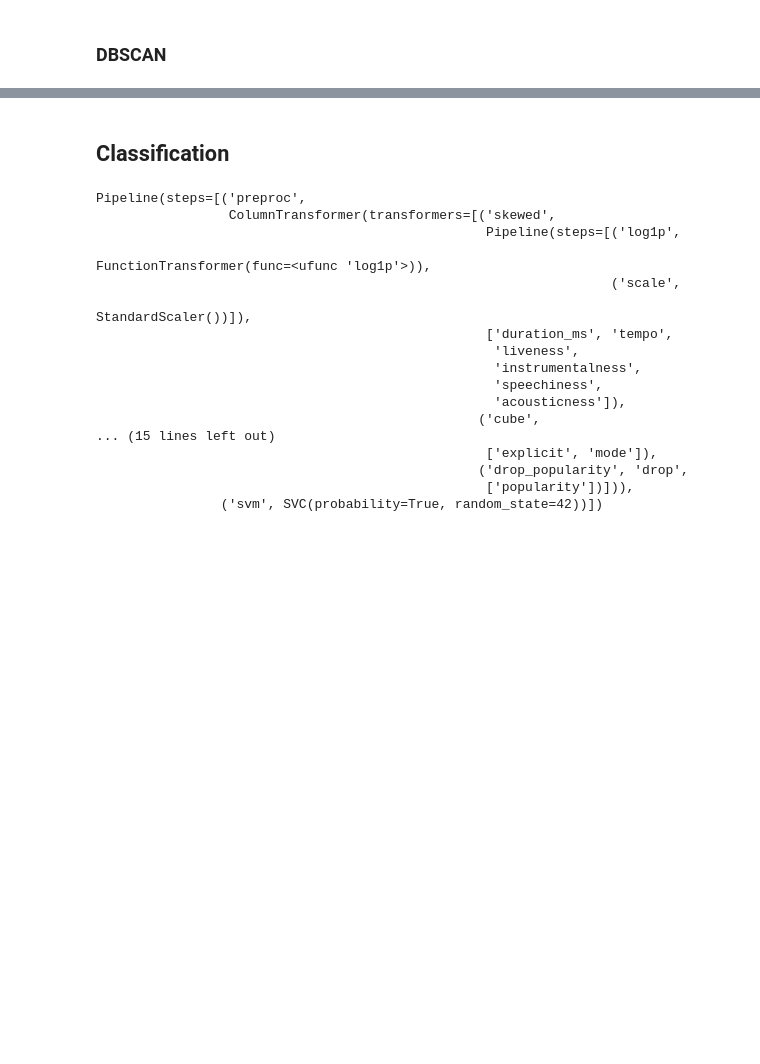
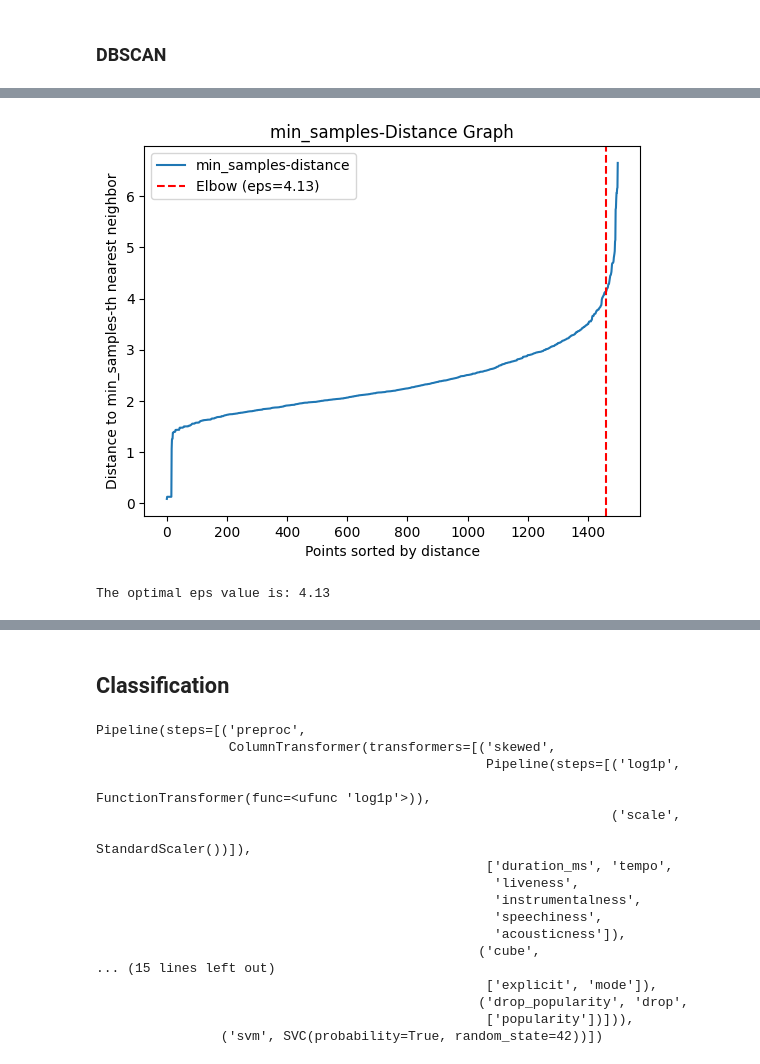
Before and after one commit to Whomstt/CS4168-Project, a Jupyter notebook: CS4168_Project.ipynb, the cells around one changed output, grey strips where cells are left out. Cells and saved outputs as stored; diff of their text form; code cells hidden in the pictures; blank space fills up the shorter version.

```diff
--- a/CS4168_Project.ipynb
+++ b/CS4168_Project.ipynb
@@ -731,0 +682,28 @@ Estimated # noise points: 16
+# %%
+# Compute the epsilon for DBSCAN
+# Compute the min_samples-nearest neighbors
+min_samples = 16 # Number of dimensions + 1
+neighbors_model = neighbors.NearestNeighbors(n_neighbors=min_samples)
+neighbors_fit = neighbors_model.fit(X_proc)
+distances, indices = neighbors_fit.kneighbors(X_proc)
+
+# Sort distances for visualization
+distances = np.sort(distances[:, min_samples - 1], axis=0)
+
+# Find the elbow point using KneeLocator
+knee_locator = KneeLocator(range(len(distances)), distances, curve="convex", direction="increasing")
+optimal_eps = distances[knee_locator.knee]
+
+# Plot the k-distance graph with the elbow point
+plt.plot(distances, label="min_samples-distance")
+plt.axvline(x=knee_locator.knee, color="red", linestyle="--", label=f"Elbow (eps={optimal_eps:.2f})")
+plt.title("min_samples-Distance Graph")
+plt.xlabel("Points sorted by distance")
+plt.ylabel("Distance to min_samples-th nearest neighbor")
+plt.legend()
+plt.show()
+
+print(f"The optimal eps value is: {optimal_eps:.2f}")
+# %% [output]
+[figure, added]
+The optimal eps value is: 4.13
```
Also changed, not shown: parts of 26 cells of this notebook.
